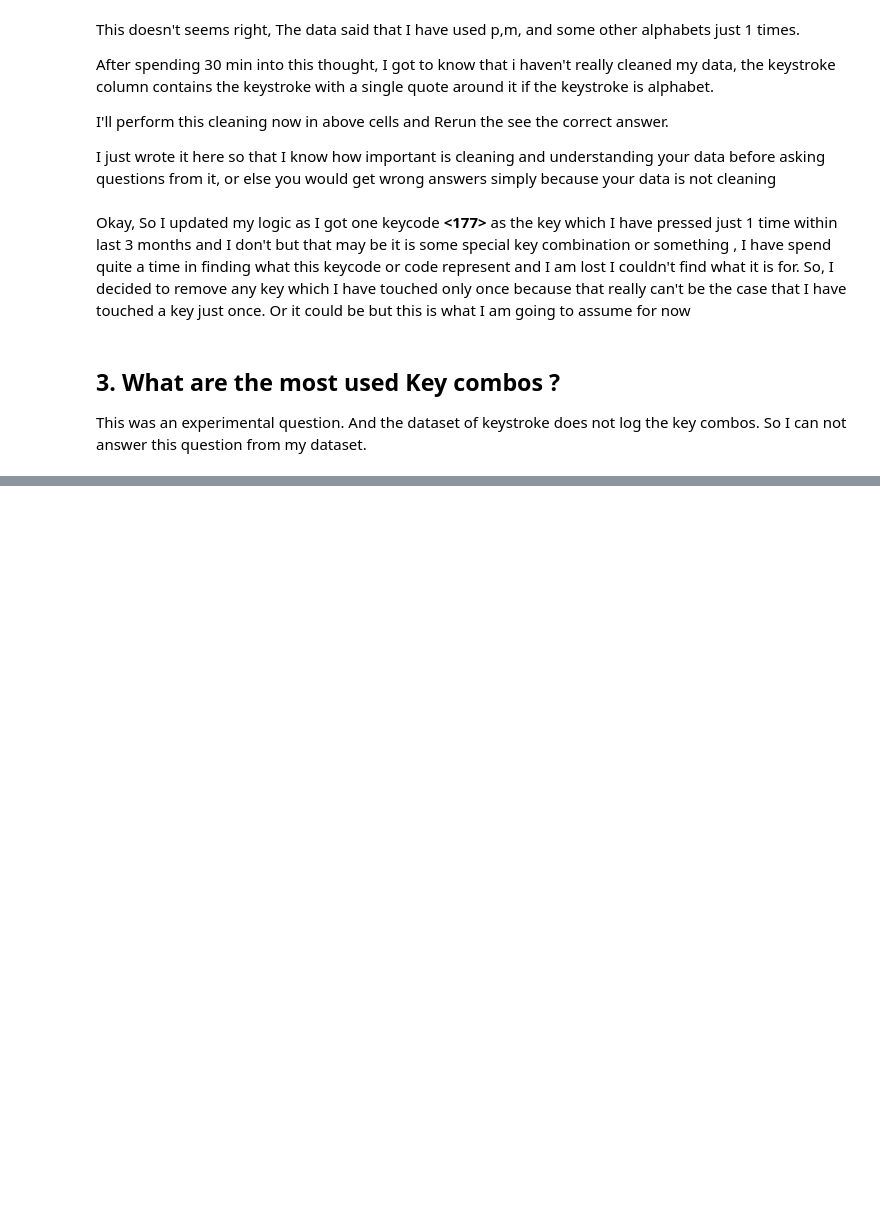
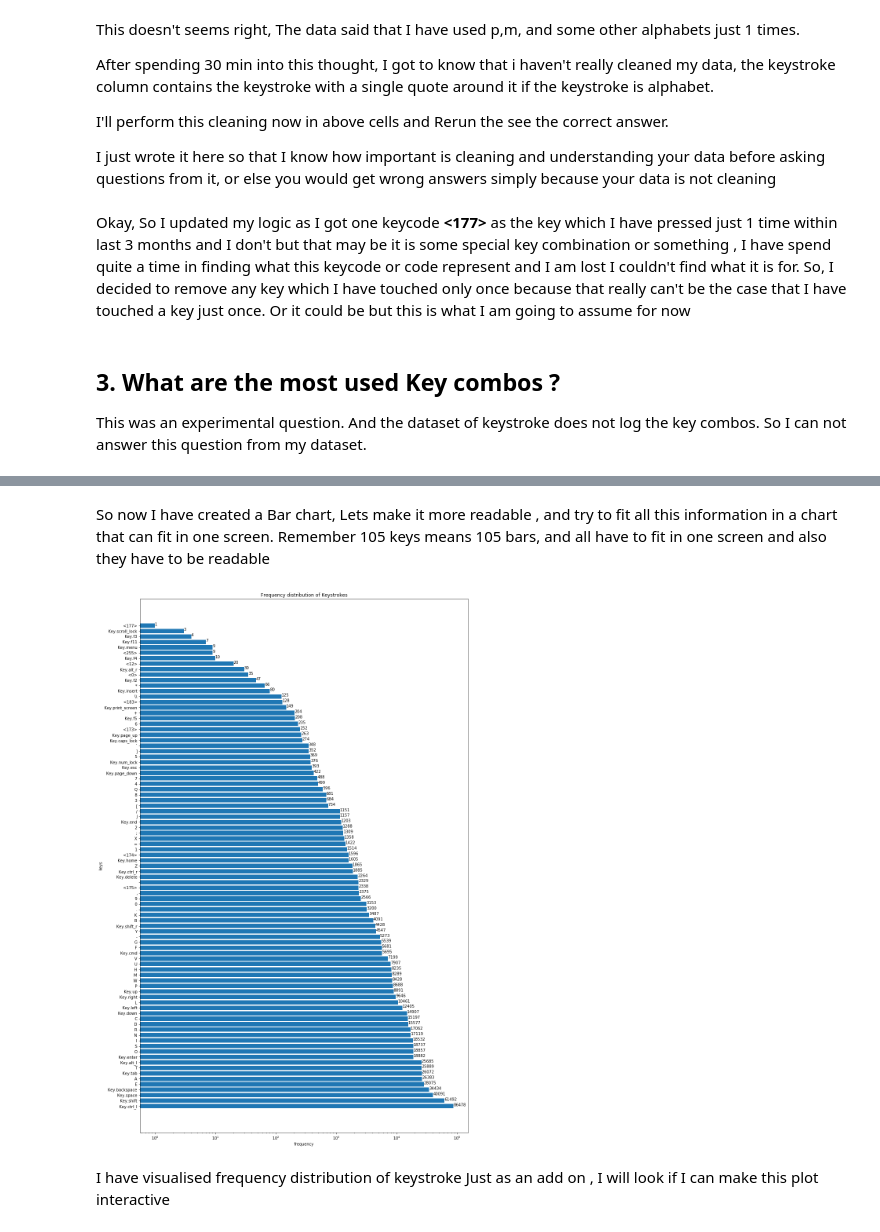
Before and after one commit to Rand0mB0t/keylog-analysis, a Jupyter notebook: Keylog_analysis.ipynb, the cells around one changed output, grey strips where cells are left out. Cells and saved outputs as stored; diff of their text form; code cells hidden in the pictures; blank space fills up the shorter version.

```diff
--- a/Keylog_analysis.ipynb
+++ b/Keylog_analysis.ipynb
@@ -315,0 +346,16 @@ This was an experimental question. And the dataset of keystroke does not log the
+# %% [markdown]
+So now I have created a Bar chart, Lets make it more readable , and try to fit all this information in a chart that can fit in one screen. Remember 105 keys means 105 bars, and all have to fit in one screen and also they have to be readable
+# %%
+fig, ax = plt.subplots(nrows=1, ncols=1, figsize=(15,25))
+ax.barh(keys, frequency, log=True)
+ax.set_xlabel('frequency')
+ax.set_ylabel('keys')
+ax.set_title('Frequency distribution of Keystrokes')
+# To add the frequency value to top of bar , keeping x = value, and y = index
+[ax.text(value, index, '{:d}'.format(value)) for index, value in enumerate(frequency)]
+plt.show()
+# %% [output]
+[figure, added]
+# %% [markdown]
+I have visualised frequency distribution of keystroke
+Just as an add on , I will look if I can make this plot interactive
```
Also changed, not shown: parts of 11 cells of this notebook.
